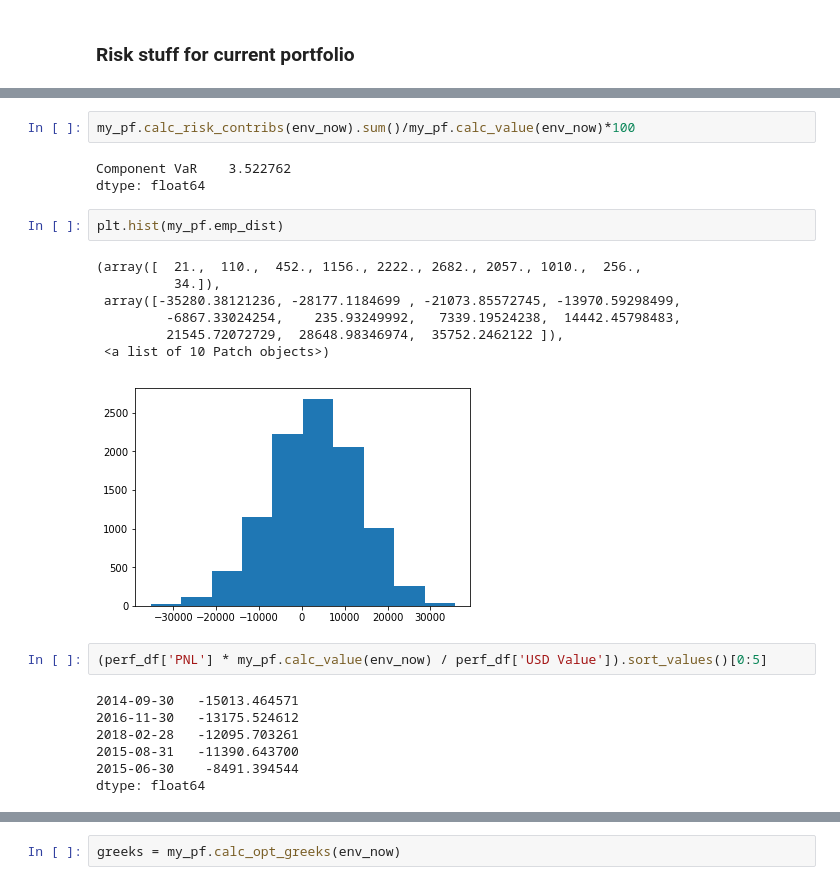
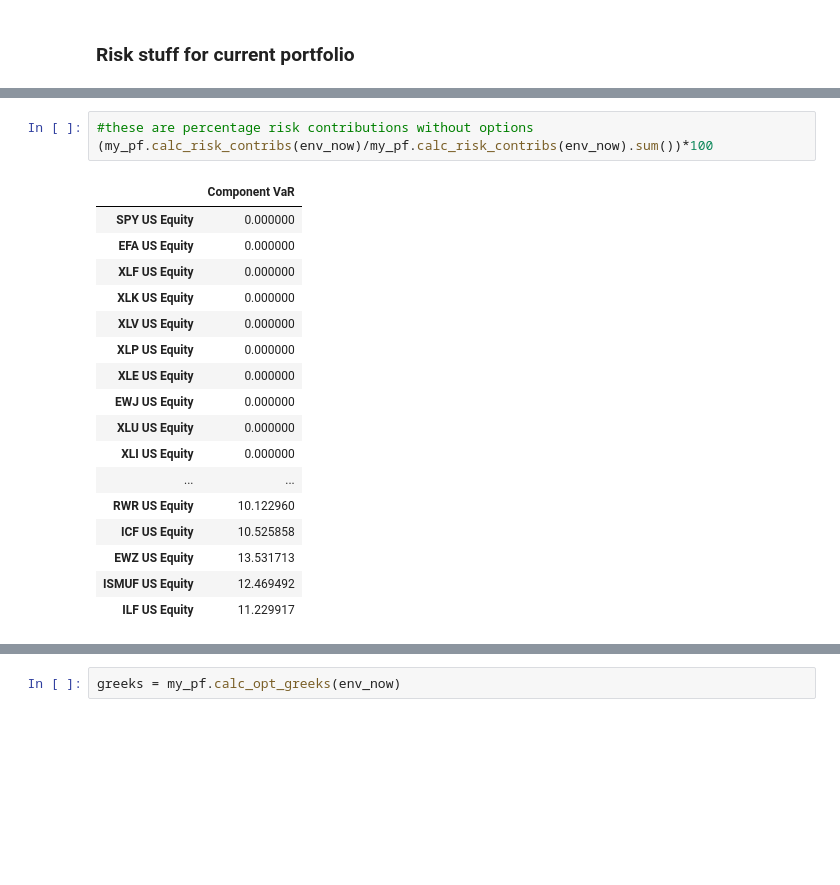
Before and after one commit to epgreig/robo-advisor, a Jupyter notebook: simulation_test_high.ipynb, the cells around one changed output, grey strips where cells are left out. Drawn from its saved outputs; the diff is of its cells as text; blank space fills up the shorter version.

```diff
--- a/simulation_test_high.ipynb
+++ b/simulation_test_high.ipynb
@@ -333,24 +339,21 @@ Est. CVaR loss: 3.99%
-# %%
-my_pf.calc_risk_contribs(env_now).sum()/my_pf.calc_value(env_now)*100
-# %% [output]
-Component VaR    3.522762
-dtype: float64
-# %%
-plt.hist(my_pf.emp_dist)
-# %% [output]
-(array([  21.,  110.,  452., 1156., 2222., 2682., 2057., 1010.,  256.,
-          34.]),
- array([-35280.38121236, -28177.1184699 , -21073.85572745, -13970.59298499,
-         -6867.33024254,    235.93249992,   7339.19524238,  14442.45798483,
-         21545.72072729,  28648.98346974,  35752.2462122 ]),
- <a list of 10 Patch objects>)
-[figure, removed]
-# %%
-(perf_df['PNL'] * my_pf.calc_value(env_now) / perf_df['USD Value']).sort_values()[0:5]
-# %% [output]
-2014-09-30   -15013.464571
-2016-11-30   -13175.524612
-2018-02-28   -12095.703261
-2015-08-31   -11390.643700
-2015-06-30    -8491.394544
-dtype: float64
+# %%
+#these are percentage risk contributions without options
+(my_pf.calc_risk_contribs(env_now)/my_pf.calc_risk_contribs(env_now).sum())*100
+# %% [output]
+|  | Component VaR |
+| SPY US Equity | 0.000000 |
+| EFA US Equity | 0.000000 |
+| XLF US Equity | 0.000000 |
+| XLK US Equity | 0.000000 |
+| XLV US Equity | 0.000000 |
+| XLP US Equity | 0.000000 |
+| XLE US Equity | 0.000000 |
+| EWJ US Equity | 0.000000 |
+| XLU US Equity | 0.000000 |
+| XLI US Equity | 0.000000 |
+| ... | ... |
+| RWR US Equity | 10.122960 |
+| ICF US Equity | 10.525858 |
+| EWZ US Equity | 13.531713 |
+| ISMUF US Equity | 12.469492 |
+| ILF US Equity | 11.229917 |
```
Also changed, not shown: parts of 15 cells of this notebook.
